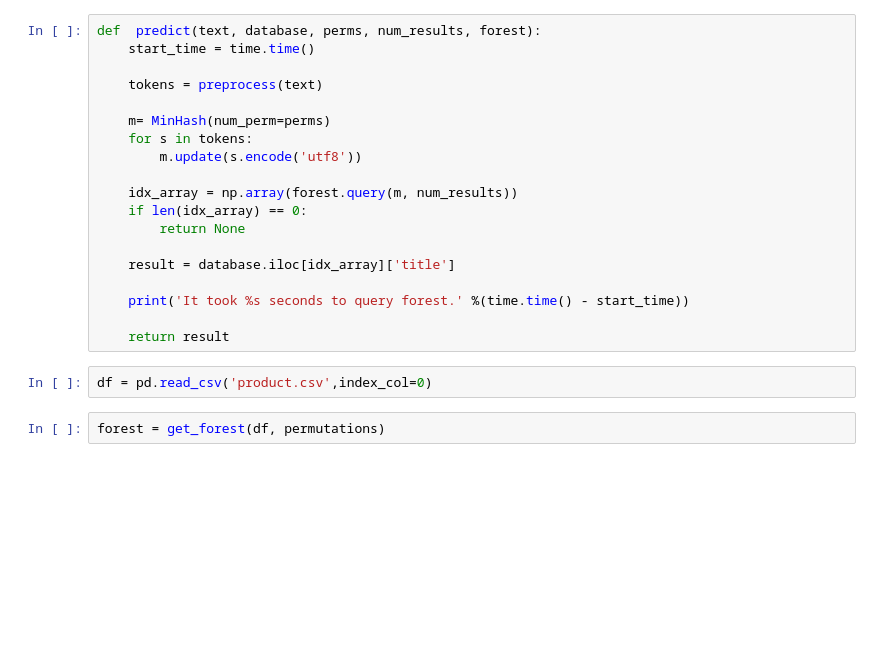
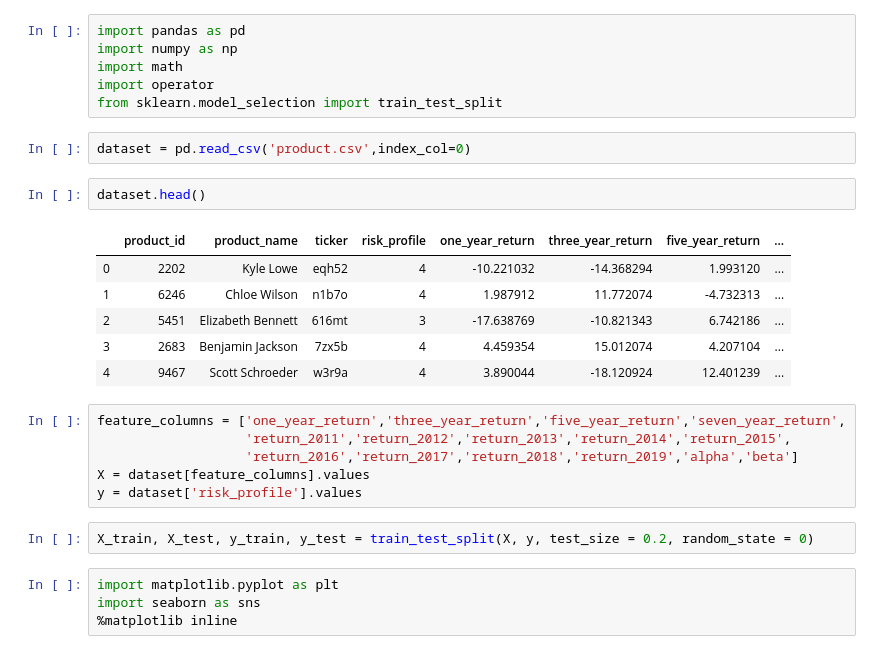
Before and after one commit to ravinder564/CodeAThon, a Jupyter notebook: portfolio-advice/code/recommendation_engine.ipynb, the cells around one changed output. Cells and saved outputs as stored; diff of their text form; blank space fills up the shorter version.

```diff
--- a/portfolio-advice/code/recommendation_engine.ipynb
+++ b/portfolio-advice/code/recommendation_engine.ipynb
@@ -36,23 +1,29 @@ def get_forest(data, perms):
-# %%
-def  predict(text, database, perms, num_results, forest):
-    start_time = time.time()
-
-    tokens = preprocess(text)
-
-    m= MinHash(num_perm=perms)
-    for s in tokens:
-        m.update(s.encode('utf8'))
-
-    idx_array = np.array(forest.query(m, num_results))
-    if len(idx_array) == 0:
-        return None
-
-    result = database.iloc[idx_array]['title']
-
-    print('It took %s seconds to query forest.' %(time.time() - start_time))
-
-    return result
+# %%
+import pandas as pd
+import numpy as np
+import math
+import operator
+from sklearn.model_selection import train_test_split
 # %%
-df = pd.read_csv('product.csv',index_col=0)
+dataset = pd.read_csv('product.csv',index_col=0)
-# %%
-forest = get_forest(df, permutations)
+# %%
+dataset.head()
+# %% [output]
+|  | product_id | product_name | ticker | risk_profile | one_year_return | three_year_return | five_year_return | ... |
+| 0 | 2202 | Kyle Lowe | eqh52 | 4 | -10.221032 | -14.368294 | 1.993120 | ... |
+| 1 | 6246 | Chloe Wilson | n1b7o | 4 | 1.987912 | 11.772074 | -4.732313 | ... |
+| 2 | 5451 | Elizabeth Bennett | 616mt | 3 | -17.638769 | -10.821343 | 6.742186 | ... |
+| 3 | 2683 | Benjamin Jackson | 7zx5b | 4 | 4.459354 | 15.012074 | 4.207104 | ... |
+| 4 | 9467 | Scott Schroeder | w3r9a | 4 | 3.890044 | -18.120924 | 12.401239 | ... |
+# %%
+feature_columns = ['one_year_return','three_year_return','five_year_return','seven_year_return',
+                   'return_2011','return_2012','return_2013','return_2014','return_2015',
+                   'return_2016','return_2017','return_2018','return_2019','alpha','beta']
+X = dataset[feature_columns].values
+y = dataset['risk_profile'].values
+# %%
+X_train, X_test, y_train, y_test = train_test_split(X, y, test_size = 0.2, random_state = 0)
+# %%
+import matplotlib.pyplot as plt
+import seaborn as sns
+%matplotlib inline
```
Also changed, not shown: parts of 5 cells of this notebook, 1 other file.
